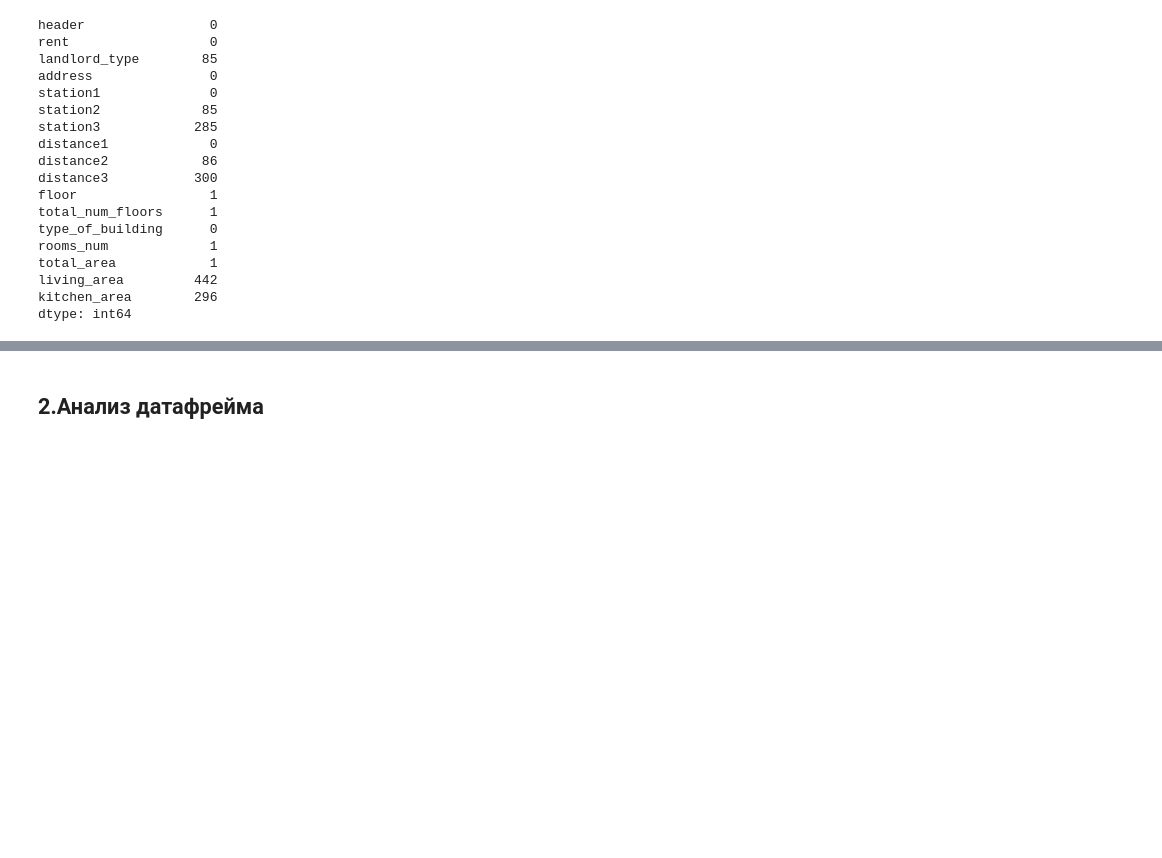
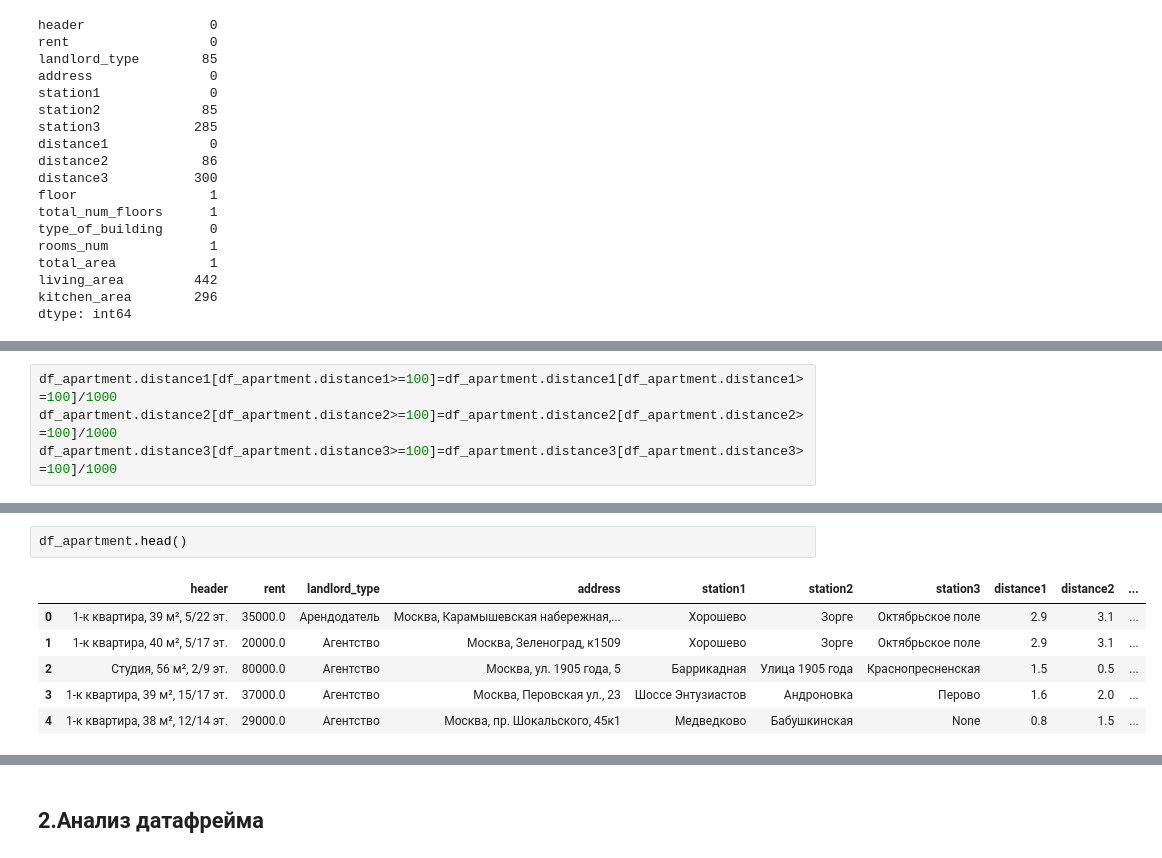
Before and after one commit to Pexincludtay/moscow_apartments, a Jupyter notebook: 1_avito_apartments.ipynb, the cells around one changed output, grey strips where cells are left out. Cells and saved outputs as stored; diff of their text form; blank space fills up the shorter version.

```diff
--- a/1_avito_apartments.ipynb
+++ b/1_avito_apartments.ipynb
@@ -408,0 +414,4 @@ df_apartment.describe()
+# %%
+df_apartment.distance1[df_apartment.distance1>=100]=df_apartment.distance1[df_apartment.distance1>=100]/1000
+df_apartment.distance2[df_apartment.distance2>=100]=df_apartment.distance2[df_apartment.distance2>=100]/1000
+df_apartment.distance3[df_apartment.distance3>=100]=df_apartment.distance3[df_apartment.distance3>=100]/1000
@@ -409,3 +431,12 @@ df_apartment.describe()
+# %%
+df_apartment.head()
+# %% [output]
+|  | header | rent | landlord_type | address | station1 | station2 | station3 | distance1 | distance2 | ... |
+| 0 | 1-к квартира, 39 м², 5/22 эт. | 35000.0 | Арендодатель | Москва, Карамышевская набережная,... | Хорошево | Зорге | Октябрьское поле | 2.9 | 3.1 | ... |
+| 1 | 1-к квартира, 40 м², 5/17 эт. | 20000.0 | Агентство | Москва, Зеленоград, к1509 | Хорошево | Зорге | Октябрьское поле | 2.9 | 3.1 | ... |
+| 2 | Студия, 56 м², 2/9 эт. | 80000.0 | Агентство | Москва, ул. 1905 года, 5 | Баррикадная | Улица 1905 года | Краснопресненская | 1.5 | 0.5 | ... |
+| 3 | 1-к квартира, 39 м², 15/17 эт. | 37000.0 | Агентство | Москва, Перовская ул., 23 | Шоссе Энтузиастов | Андроновка | Перово | 1.6 | 2.0 | ... |
+| 4 | 1-к квартира, 38 м², 12/14 эт. | 29000.0 | Агентство | Москва, пр. Шокальского, 45к1 | Медведково | Бабушкинская | None | 0.8 | 1.5 | ... |
 # %%
 df_apartment.dtypes
 # %% [output]
```
Also changed, not shown: parts of 10 cells of this notebook.
